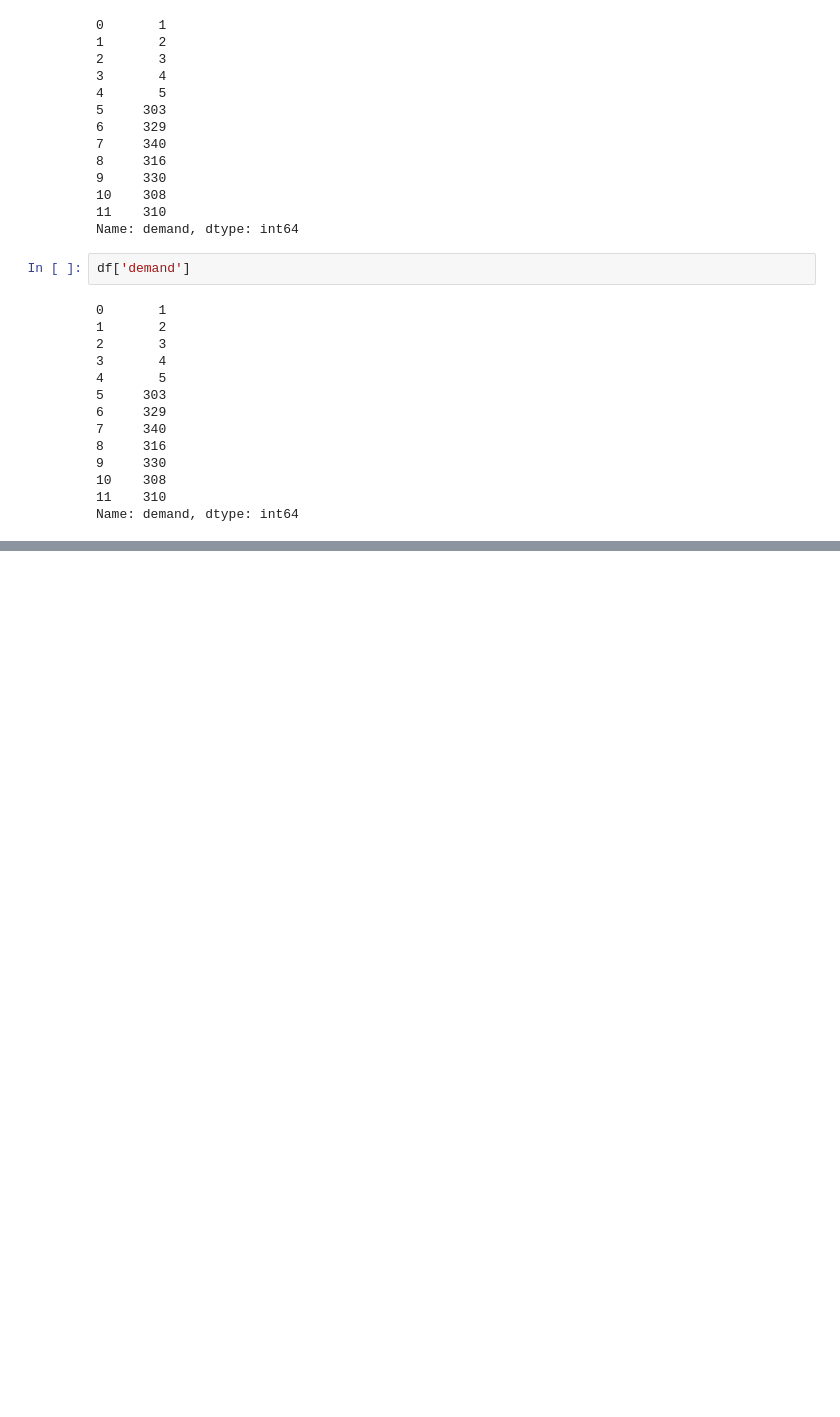
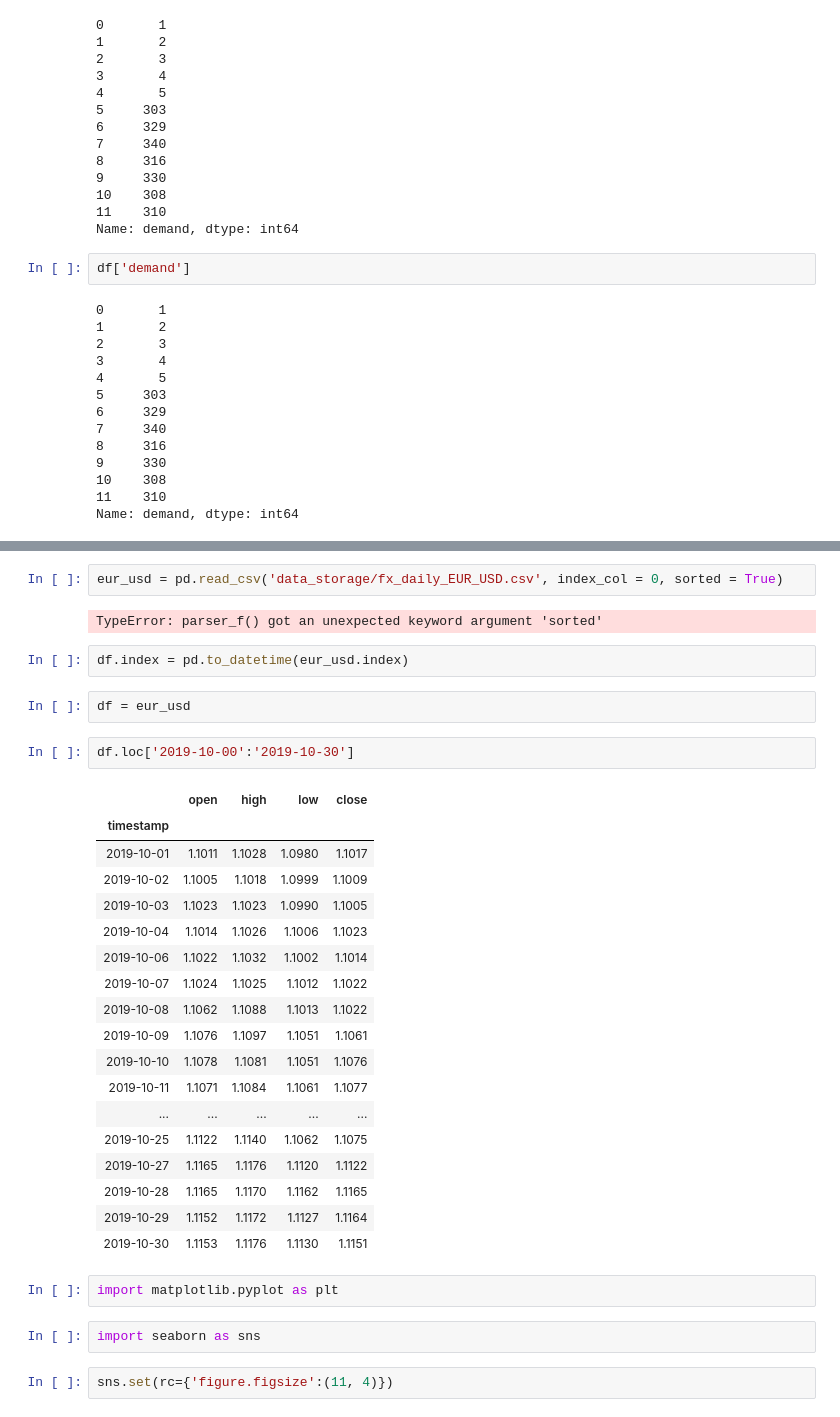
Before and after one commit to hapetrosyan/FX, a Jupyter notebook: test1.ipynb, the cells around one changed output, grey strips where cells are left out. Cells and saved outputs as stored; diff of their text form; blank space fills up the shorter version.

```diff
--- a/test1.ipynb
+++ b/test1.ipynb
@@ -72,0 +177,35 @@ Name: demand, dtype: int64
+# %%
+eur_usd = pd.read_csv('data_storage/fx_daily_EUR_USD.csv', index_col = 0, sorted = True)
+# %% [output]
+TypeError: parser_f() got an unexpected keyword argument 'sorted'
+# %%
+df.index = pd.to_datetime(eur_usd.index)
+# %%
+df = eur_usd
+# %%
+df.loc['2019-10-00':'2019-10-30']
+# %% [output]
+|  | open | high | low | close |
+| timestamp |  |  |  |  |
+| 2019-10-01 | 1.1011 | 1.1028 | 1.0980 | 1.1017 |
+| 2019-10-02 | 1.1005 | 1.1018 | 1.0999 | 1.1009 |
+| 2019-10-03 | 1.1023 | 1.1023 | 1.0990 | 1.1005 |
+| 2019-10-04 | 1.1014 | 1.1026 | 1.1006 | 1.1023 |
+| 2019-10-06 | 1.1022 | 1.1032 | 1.1002 | 1.1014 |
+| 2019-10-07 | 1.1024 | 1.1025 | 1.1012 | 1.1022 |
+| 2019-10-08 | 1.1062 | 1.1088 | 1.1013 | 1.1022 |
+| 2019-10-09 | 1.1076 | 1.1097 | 1.1051 | 1.1061 |
+| 2019-10-10 | 1.1078 | 1.1081 | 1.1051 | 1.1076 |
+| 2019-10-11 | 1.1071 | 1.1084 | 1.1061 | 1.1077 |
+| ... | ... | ... | ... | ... |
+| 2019-10-25 | 1.1122 | 1.1140 | 1.1062 | 1.1075 |
+| 2019-10-27 | 1.1165 | 1.1176 | 1.1120 | 1.1122 |
+| 2019-10-28 | 1.1165 | 1.1170 | 1.1162 | 1.1165 |
+| 2019-10-29 | 1.1152 | 1.1172 | 1.1127 | 1.1164 |
+| 2019-10-30 | 1.1153 | 1.1176 | 1.1130 | 1.1151 |
+# %%
+import matplotlib.pyplot as plt
+# %%
+import seaborn as sns
+# %%
+sns.set(rc={'figure.figsize':(11, 4)})
```
Also changed, not shown: parts of 13 cells of this notebook.
